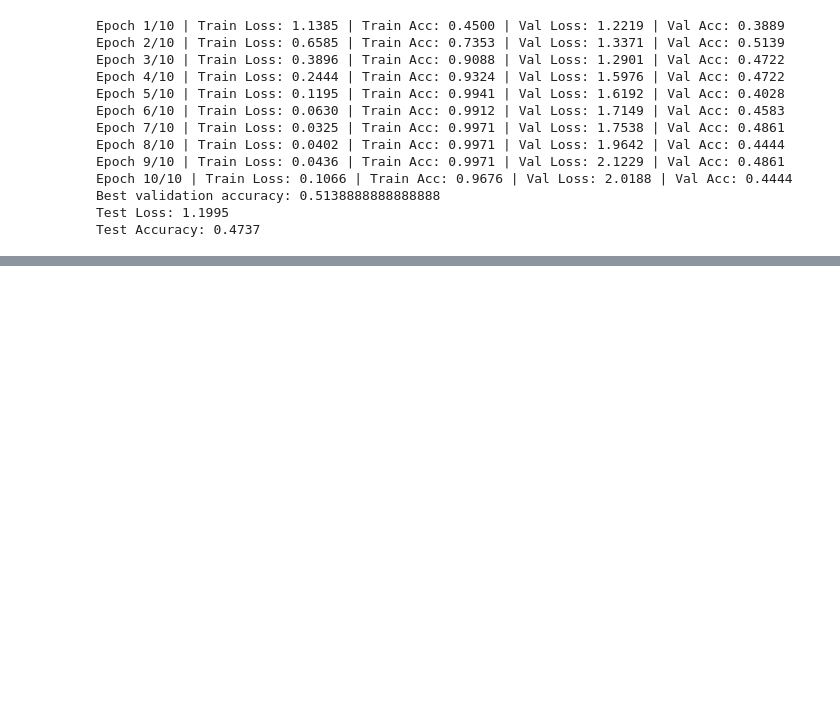
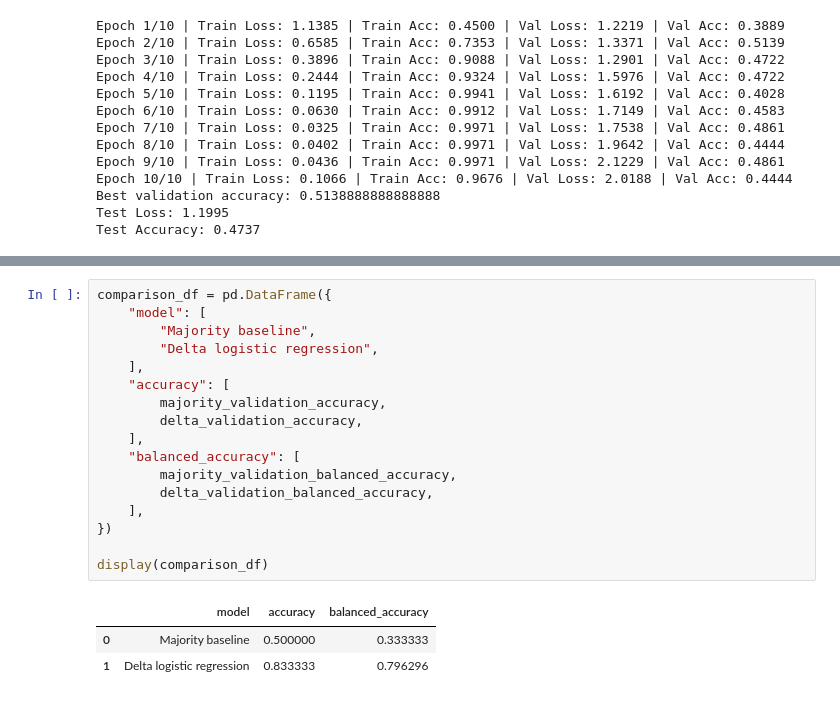
Before and after one commit to Prachet06/F1-Optimized-Cornering-Project, a Jupyter notebook: Code/Model.ipynb, the cells around one changed output, grey strips where cells are left out. Drawn from its saved outputs; the diff is of its cells as text; blank space fills up the shorter version.

```diff
--- a/Code/Model.ipynb
+++ b/Code/Model.ipynb
@@ -1646,0 +1918,21 @@ Test Accuracy: 0.4737
+# %%
+comparison_df = pd.DataFrame({
+    "model": [
+        "Majority baseline",
+        "Delta logistic regression",
+    ],
+    "accuracy": [
+        majority_validation_accuracy,
+        delta_validation_accuracy,
+    ],
+    "balanced_accuracy": [
+        majority_validation_balanced_accuracy,
+        delta_validation_balanced_accuracy,
+    ],
+})
+
+display(comparison_df)
+# %% [output]
+|  | model | accuracy | balanced_accuracy |
+| 0 | Majority baseline | 0.500000 | 0.333333 |
+| 1 | Delta logistic regression | 0.833333 | 0.796296 |
```
Also changed, not shown: parts of 18 cells of this notebook, 1 other file.
